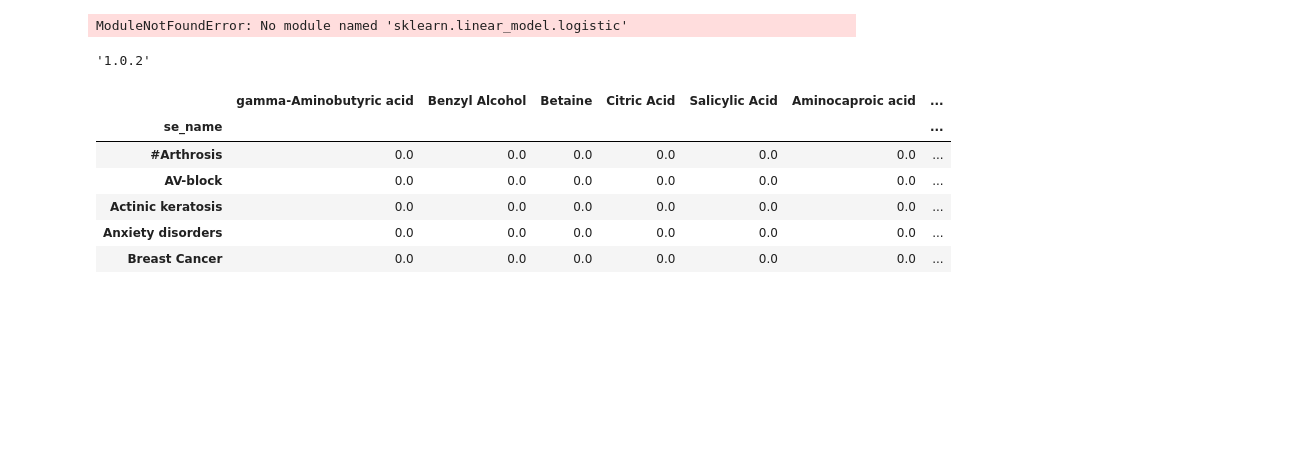
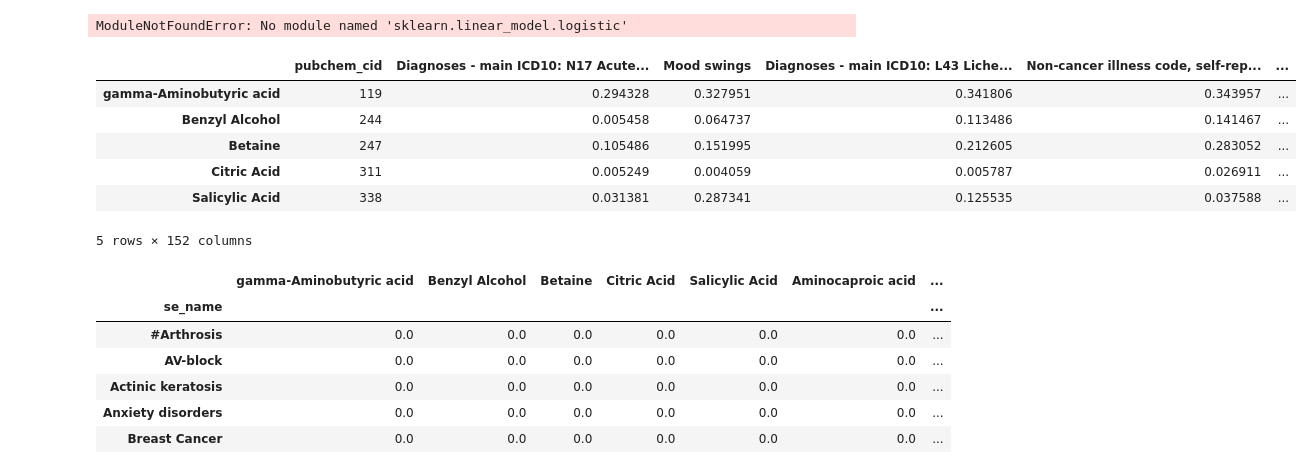
Before and after one commit to RDMelamed/drug-phenome, a Jupyter notebook: 3. Results part 1--evaluation.ipynb, the cells around one changed output. Cells and saved outputs as stored; diff of their text form; code cells hidden in the pictures; blank space fills up the shorter version.

```diff
--- a/3. Results part 1--evaluation.ipynb
+++ b/3. Results part 1--evaluation.ipynb
@@ -218,9 +463,17 @@ pred_read.to_csv("results/indication_predictions.txt",sep="\t")
 # %% [output]
 ModuleNotFoundError: No module named 'sklearn.linear_model.logistic'
-# %%
-sklearn.__version__
-# %% [output]
-'1.0.2'
+# %%
+pred_red = pd.read_csv("../indication_predictions.txt",sep="\t",index_col=0)
+# %%
+pred_red.head()
+# %% [output]
+|  | pubchem_cid | Diagnoses - main ICD10: N17 Acute... | Mood swings | Diagnoses - main ICD10: L43 Liche... | Non-cancer illness code, self-rep... | ... |
+| gamma-Aminobutyric acid | 119 | 0.294328 | 0.327951 | 0.341806 | 0.343957 | ... |
+| Benzyl Alcohol | 244 | 0.005458 | 0.064737 | 0.113486 | 0.141467 | ... |
+| Betaine | 247 | 0.105486 | 0.151995 | 0.212605 | 0.283052 | ... |
+| Citric Acid | 311 | 0.005249 | 0.004059 | 0.005787 | 0.026911 | ... |
+| Salicylic Acid | 338 | 0.031381 | 0.287341 | 0.125535 | 0.037588 | ... |
+5 rows × 152 columns
 # %%
 Ymat_indications = pd.read_csv("data_for_regression/all_disease_indication_151x413.txt",sep="\t",index_col=0).rename(columns=id2name)
 Ymat_indications.head()
```
Also changed, not shown: parts of 45 cells of this notebook, 6 other files.
